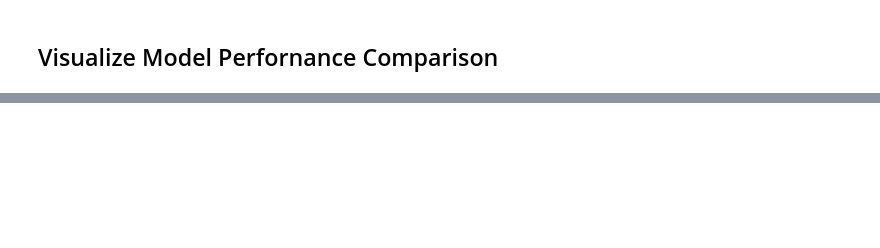
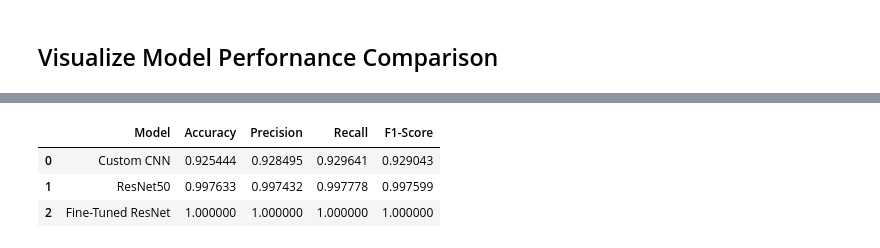
Before and after one commit to ariansbahram/satellite-image-classification-ml, a Jupyter notebook: main.ipynb, the cells around one changed output, grey strips where cells are left out. Drawn from its saved outputs; the diff is of its cells as text; code cells hidden in the pictures; blank space fills up the shorter version.

Commit message:
fine tuning of resnet model

```diff
--- a/main.ipynb
+++ b/main.ipynb
@@ -749,0 +750,24 @@ plt.show()
+# %%
+# IMPROVED RESNET (FINE-TUNED)
+
+from torchvision import models
+import torch.nn as nn
+
+resnet_ft = models.resnet50(weights=models.ResNet50_Weights.DEFAULT)
+
+for param in resnet_ft.parameters():
+    param.requires_grad = False
+
+# unfreeze last block
+for param in resnet_ft.layer4.parameters():
+    param.requires_grad = True
+
+# replace final layer
+num_features = resnet_ft.fc.in_features
+resnet_ft.fc = nn.Linear(num_features, 4)
+
+resnet_ft = resnet_ft.to(device)
+
+optimizer_ft = torch.optim.Adam(resnet_ft.parameters(), lr=1e-4)
+
+print("Fine-tuned ResNet ready")
@@ -749,0 +797,7 @@ plt.show()
+# %%
+ft_acc, ft_precision, ft_recall, ft_f1, ft_cm = evaluate_model(
+    resnet_ft,
+    test_loader,
+    device,
+    class_names
+)
@@ -749,0 +822,16 @@ plt.show()
+# %%
+#compare all models
+results_df = pd.DataFrame({
+    'Model': ['Custom CNN', 'ResNet50', 'Fine-Tuned ResNet'],
+    'Accuracy': [cnn_acc, resnet_acc, ft_acc],
+    'Precision': [cnn_precision, resnet_precision, ft_precision],
+    'Recall': [cnn_recall, resnet_recall, ft_recall],
+    'F1-Score': [cnn_f1, resnet_f1, ft_f1]
+})
+
+results_df
+# %% [output]
+|  | Model | Accuracy | Precision | Recall | F1-Score |
+| 0 | Custom CNN | 0.925444 | 0.928495 | 0.929641 | 0.929043 |
+| 1 | ResNet50 | 0.997633 | 0.997432 | 0.997778 | 0.997599 |
+| 2 | Fine-Tuned ResNet | 1.000000 | 1.000000 | 1.000000 | 1.000000 |
```
Also changed, not shown: parts of 20 cells of this notebook.
